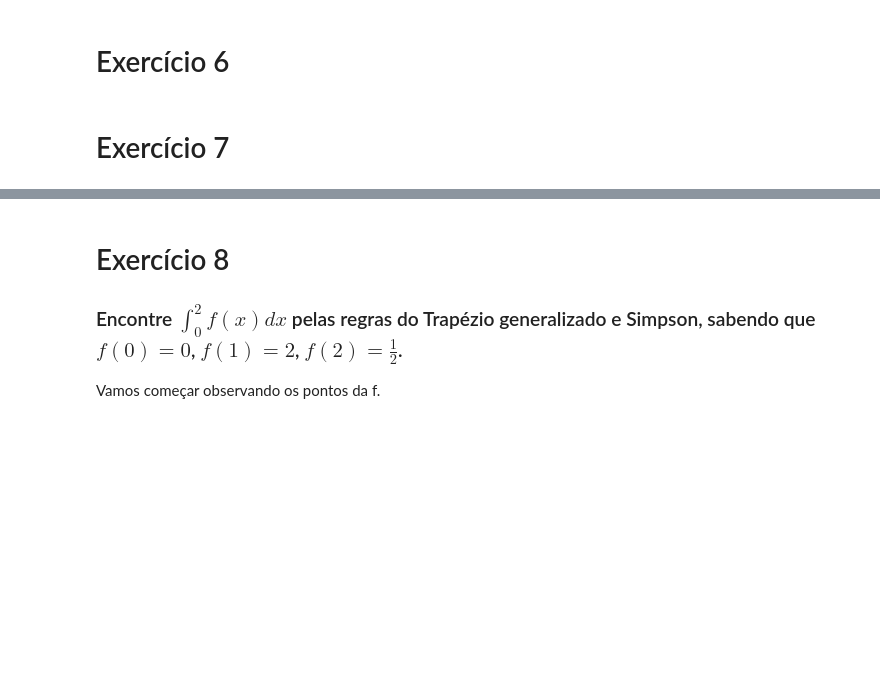
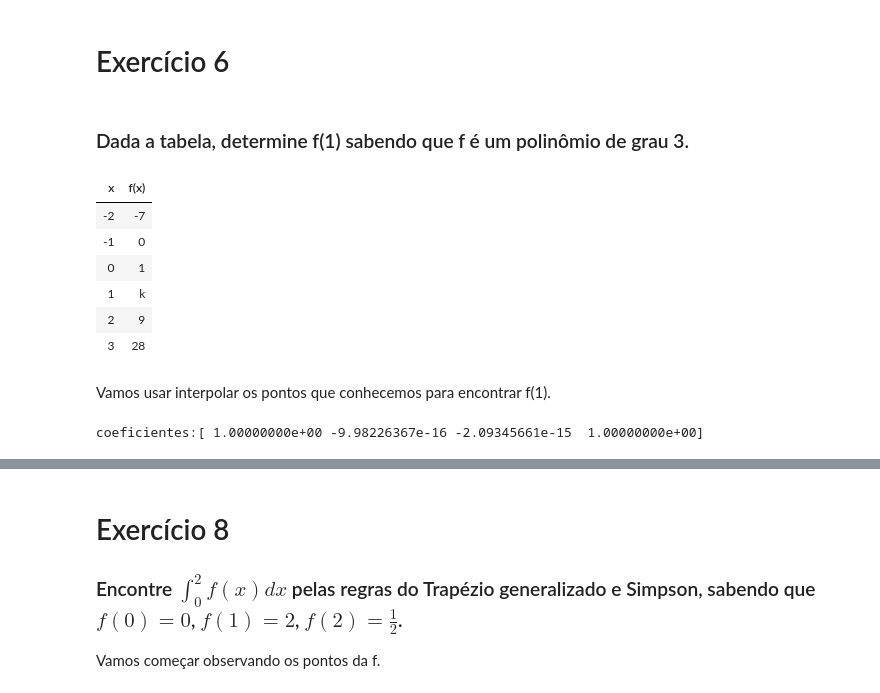
Before and after one commit to edumangabeira/AulasENCE, a Jupyter notebook: Lista1_Parte2_Calc3.ipynb, the cells around one changed output, grey strips where cells are left out. Drawn from its saved outputs; the diff is of its cells as text; code cells hidden in the pictures; blank space fills up the shorter version.

```diff
--- a/Lista1_Parte2_Calc3.ipynb
+++ b/Lista1_Parte2_Calc3.ipynb
@@ -637,5 +637,31 @@ $$|R_n(x)| \leq |x-x_0||x-x_1|...|x-x_n| max|Dd_{n+1}$$
 Tentei criar um algoritmo que obtenha as diferenças divididas, mas não deu certo. Soluções da Internet também não ajudaram. Como só tem essa questão, vou fazer a tabela manualmente.
 # %% [markdown]
 # Exercício 6
-# %% [markdown]
-#  Exercício 7
+# %% [markdown]
+### Dada a tabela, determine f(1) sabendo que f é um polinômio de grau 3.
+# %%
+import pandas as pd
+
+x = [-2, -1, 0, 1, 2, 3]
+f_x = [-7, 0, 1, 'k', 9, 28]
+tabela = {'x': pd.Series(data = x), 'f(x)': pd.Series(data = f_x)}
+tabela = pd.DataFrame(tabela)
+tabela.style.hide_index()
+# %% [output]
+| x | f(x) |
+| -2 | -7 |
+| -1 | 0 |
+| 0 | 1 |
+| 1 | k |
+| 2 | 9 |
+| 3 | 28 |
+# %% [markdown]
+Vamos usar interpolar os pontos que conhecemos para encontrar f(1).
+# %%
+import numpy as np
+x = [-2, -1, 0, 2, 3]
+f_x = [-7, 0, 1, 9, 28]
+coef_poli_interpolador = np.polyfit(x, f_x, 3)
+print("coeficientes:{}".format(coef_poli_interpolador))
+# %% [output]
+coeficientes:[ 1.00000000e+00 -9.98226367e-16 -2.09345661e-15  1.00000000e+00]
```
Also changed, not shown: parts of 21 cells of this notebook.
